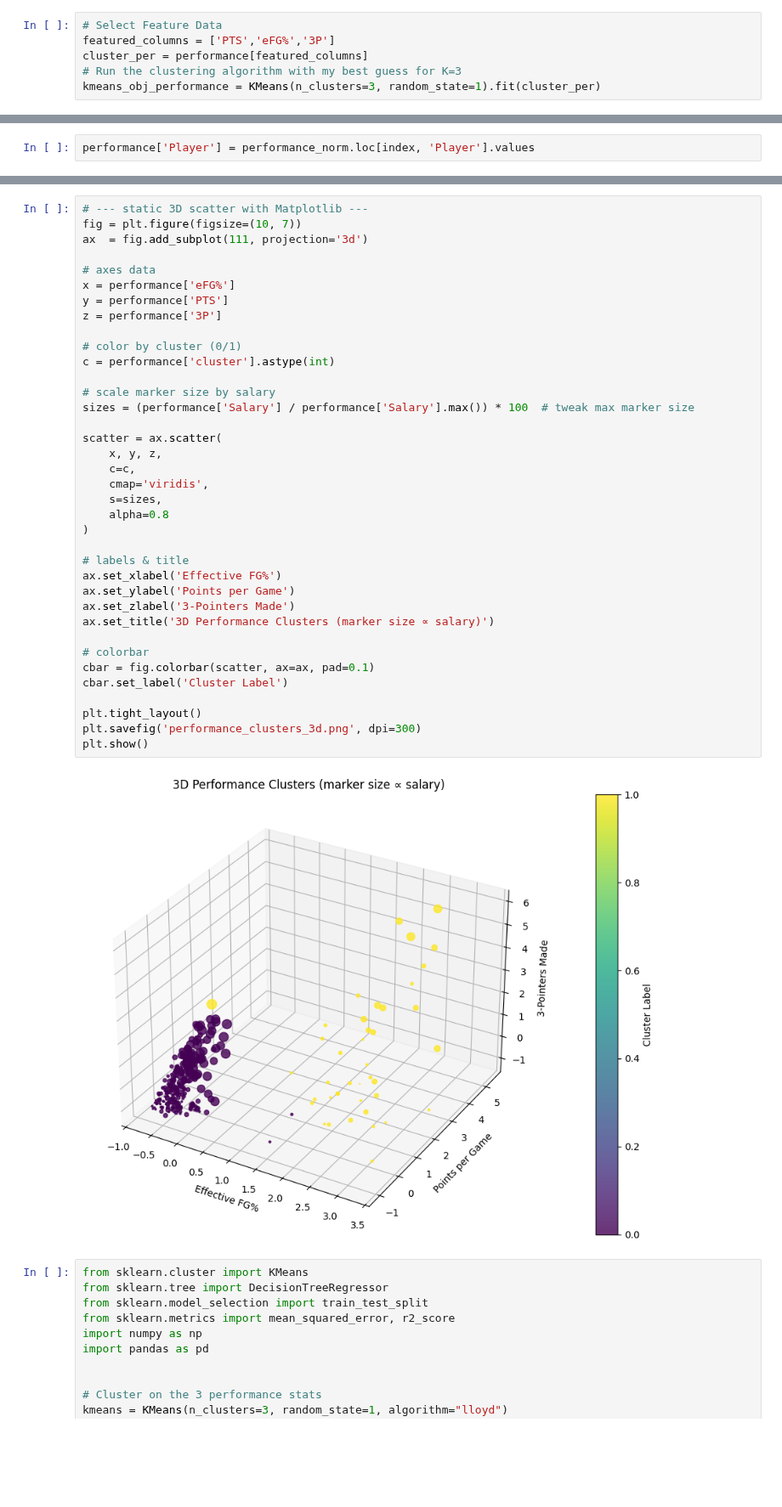
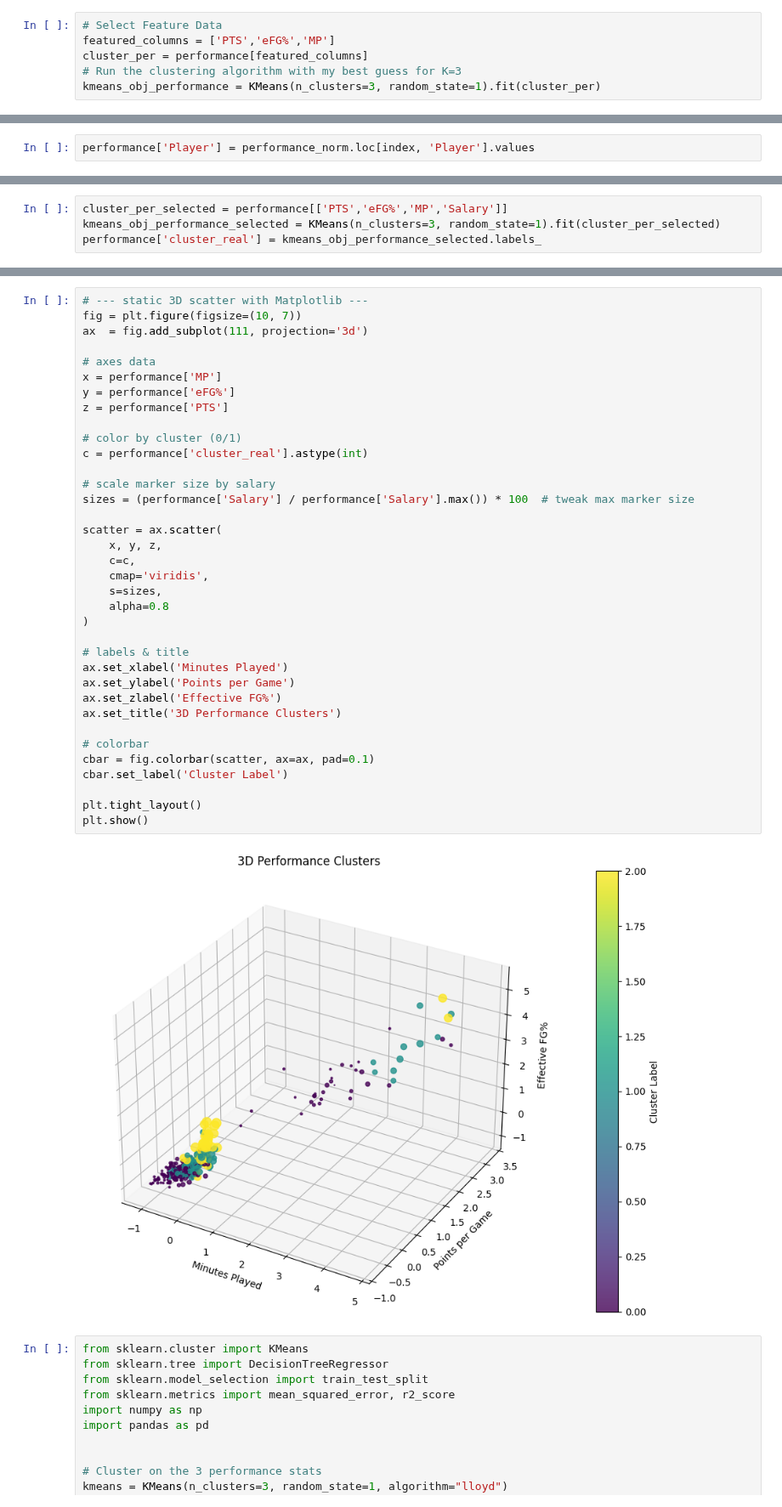
Before and after one commit to dylanlidailin/DS-3021, a Jupyter notebook: 10_kMeans Clustering/Lab-Clustering.ipynb, the cells around one changed output, grey strips where cells are left out. Shown at 85% size. Cells and saved outputs as stored; diff of their text form; blank space fills up the shorter version.

Commit message:
hardcoded the number of cluster and visualization

```diff
--- a/10_kMeans Clustering/Lab-Clustering.ipynb
+++ b/10_kMeans Clustering/Lab-Clustering.ipynb
@@ -108,7 +108,7 @@ performance = pd.DataFrame(performance, columns= col, index=index)
 ### Run the clustering algo with your best guess for K
 # %%
 # Select Feature Data
-featured_columns = ['PTS','eFG%','3P']
+featured_columns = ['PTS','eFG%','MP']
 cluster_per = performance[featured_columns]
 # Run the clustering algorithm with my best guess for K=3
 kmeans_obj_performance = KMeans(n_clusters=3, random_state=1).fit(cluster_per)
@@ -307,4 +308,8 @@ performance = performance.merge(
 #median_sal = salary['Salary'].median()
 #performance['Salary'] = performance['Salary'].fillna(median_sal)
 performance= performance.dropna()
+# %%
+cluster_per_selected = performance[['PTS','eFG%','MP','Salary']]
+kmeans_obj_performance_selected = KMeans(n_clusters=3, random_state=1).fit(cluster_per_selected)
+performance['cluster_real'] = kmeans_obj_performance_selected.labels_
 # %%
@@ -324,42 +325,41 @@ fig.show(renderer="vscode")
 # %%
 # --- static 3D scatter with Matplotlib ---
 fig = plt.figure(figsize=(10, 7))
 ax  = fig.add_subplot(111, projection='3d')
 
 # axes data
-x = performance['eFG%']
-y = performance['PTS']
-z = performance['3P']
+x = performance['MP']
+y = performance['eFG%']
+z = performance['PTS']
 
 # color by cluster (0/1)
-c = performance['cluster'].astype(int)
+c = performance['cluster_real'].astype(int)
 
 # scale marker size by salary
 sizes = (performance['Salary'] / performance['Salary'].max()) * 100  # tweak max marker size
 
 scatter = ax.scatter(
     x, y, z,
     c=c,
     cmap='viridis',
     s=sizes,
     alpha=0.8
 )
 
 # labels & title
-ax.set_xlabel('Effective FG%')
+ax.set_xlabel('Minutes Played')
 ax.set_ylabel('Points per Game')
-ax.set_zlabel('3-Pointers Made')
-ax.set_title('3D Performance Clusters (marker size ∝ salary)')
+ax.set_zlabel('Effective FG%')
+ax.set_title('3D Performance Clusters')
 
 # colorbar
 cbar = fig.colorbar(scatter, ax=ax, pad=0.1)
 cbar.set_label('Cluster Label')
 
 plt.tight_layout()
-plt.savefig('performance_clusters_3d.png', dpi=300)
 plt.show()
 # %% [output]
-[figure, old version]
+[figure, new version]
 # %%
 from sklearn.cluster import KMeans
 from sklearn.tree import DecisionTreeRegressor
```
Also changed, not shown: parts of 10 cells of this notebook, 3 other files.
